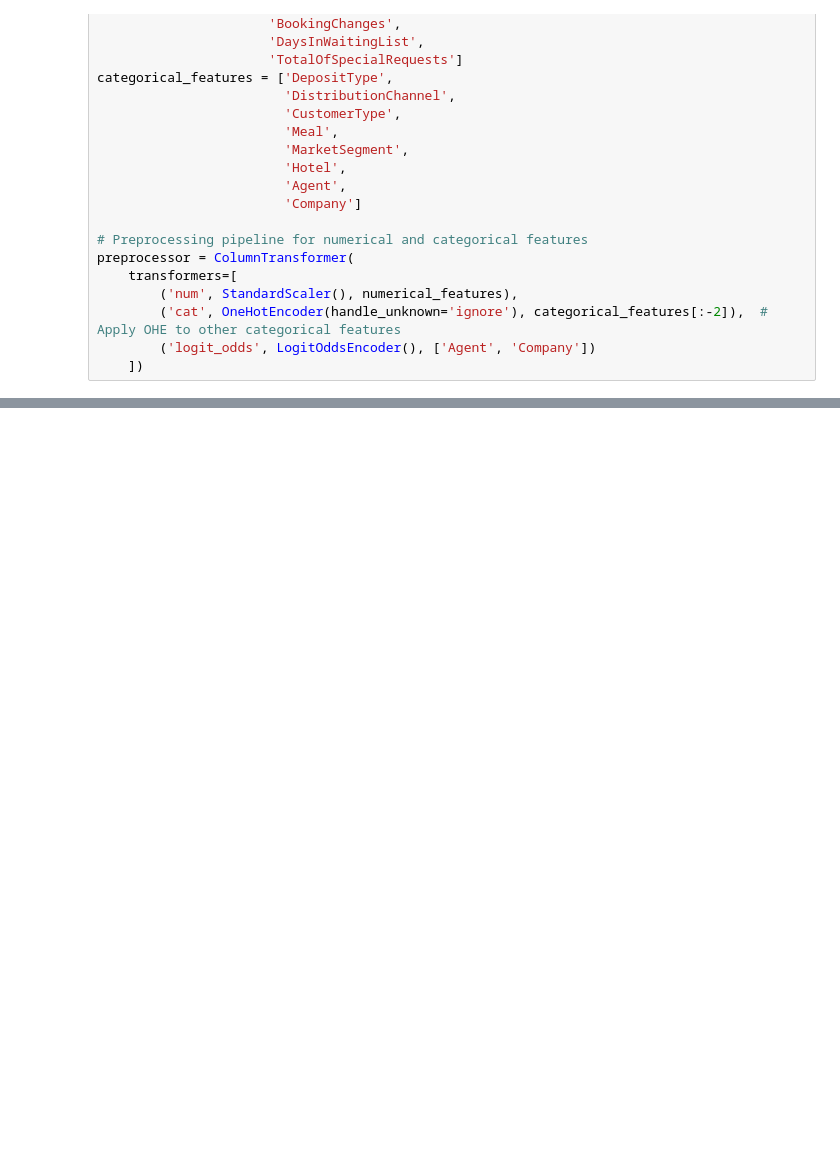
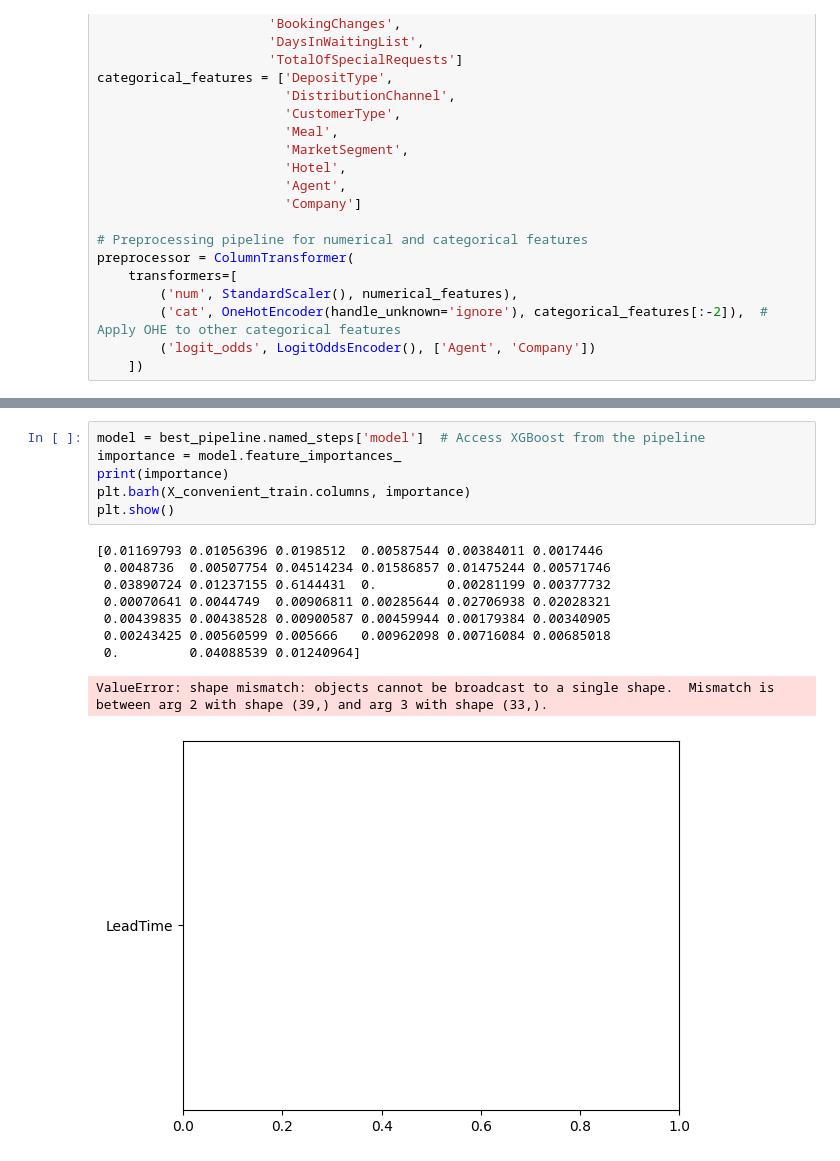
Before and after one commit to NamaWho/hotel-bookings-cancellation-prediction, a Jupyter notebook: main.ipynb, the cells around one changed output, grey strips where cells are left out. Saved outputs shown, nothing was run; the diff lists cells and outputs as text; blank space fills up the shorter version.

```diff
--- a/main.ipynb
+++ b/main.ipynb
@@ -280,0 +533,16 @@ results_df
+# %%
+model = best_pipeline.named_steps['model']  # Access XGBoost from the pipeline
+importance = model.feature_importances_
+print(importance)
+plt.barh(X_convenient_train.columns, importance)
+plt.show()
+# %% [output]
+[0.01169793 0.01056396 0.0198512  0.00587544 0.00384011 0.0017446
+ 0.0048736  0.00507754 0.04514234 0.01586857 0.01475244 0.00571746
+ 0.03890724 0.01237155 0.6144431  0.         0.00281199 0.00377732
+ 0.00070641 0.0044749  0.00906811 0.00285644 0.02706938 0.02028321
+ 0.00439835 0.00438528 0.00900587 0.00459944 0.00179384 0.00340905
+ 0.00243425 0.00560599 0.005666   0.00962098 0.00716084 0.00685018
+ 0.         0.04088539 0.01240964]
+ValueError: shape mismatch: objects cannot be broadcast to a single shape.  Mismatch is between arg 2 with shape (39,) and arg 3 with shape (33,).
+[figure, added]
```
Also changed, not shown: parts of 10 cells of this notebook, 1 other file.
